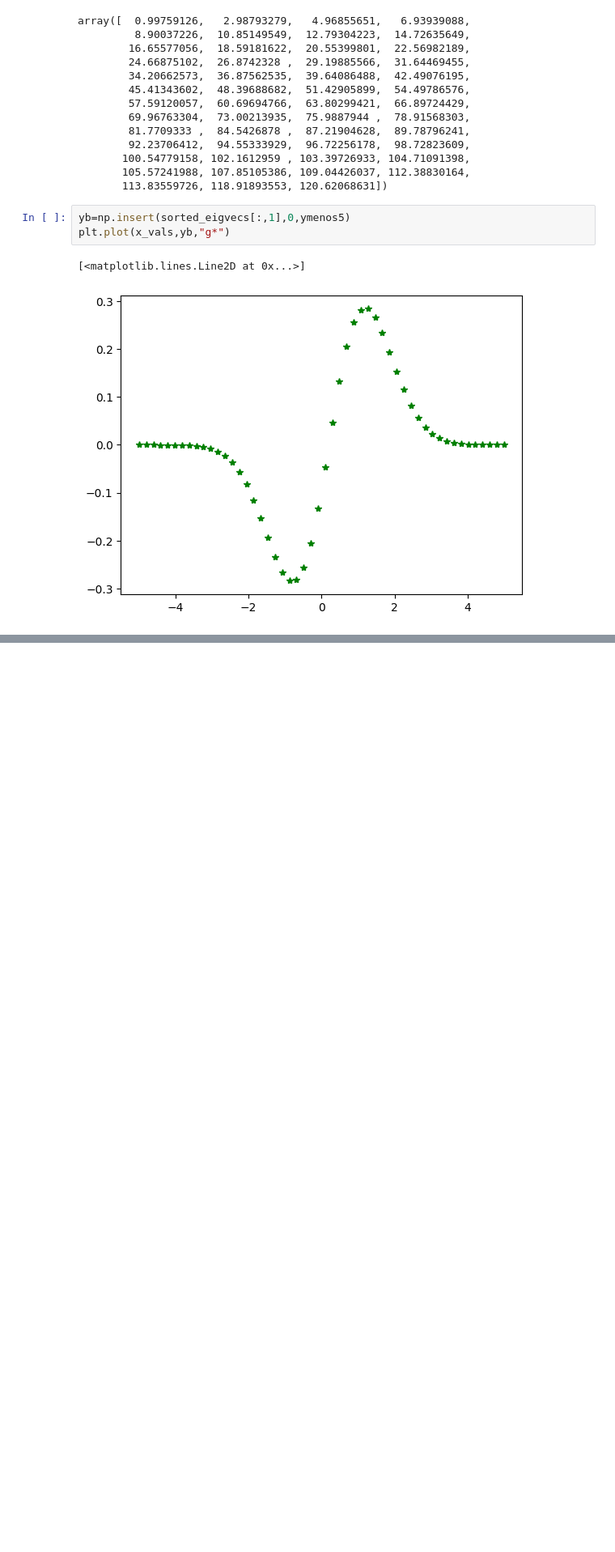
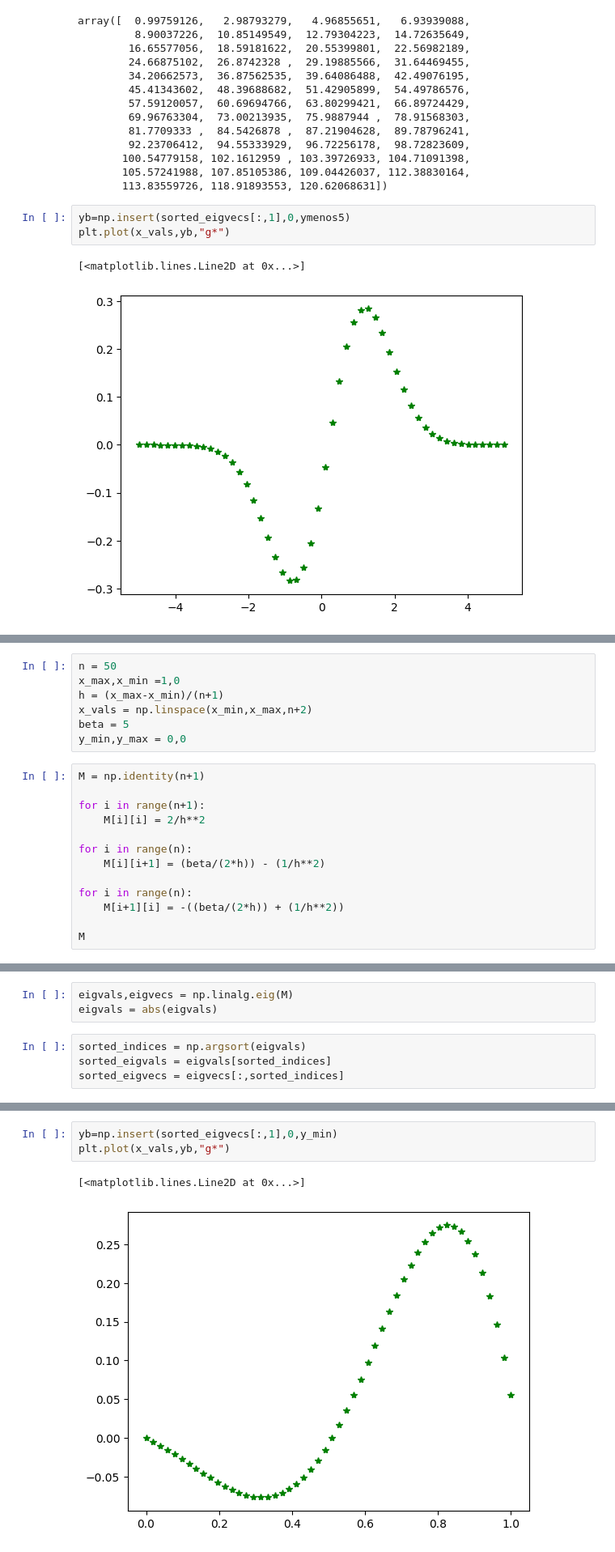
Before and after one commit to 19peirooo/Programas, a Jupyter notebook: Repaso/FiniteDifferences.ipynb, the cells around one changed output, grey strips where cells are left out. Shown at 81% size. Drawn from its saved outputs; the diff is of its cells as text; blank space fills up the shorter version.

```diff
--- a/Repaso/FiniteDifferences.ipynb
+++ b/Repaso/FiniteDifferences.ipynb
@@ -621,0 +624,20 @@ plt.plot(x_vals,yb,"g*")
+# %%
+n = 50
+x_max,x_min =1,0
+h = (x_max-x_min)/(n+1)
+x_vals = np.linspace(x_min,x_max,n+2)
+beta = 5
+y_min,y_max = 0,0
+# %%
+M = np.identity(n+1)
+
+for i in range(n+1):
+    M[i][i] = 2/h**2
+
+for i in range(n):
+    M[i][i+1] = (beta/(2*h)) - (1/h**2)
+
+for i in range(n):
+    M[i+1][i] = -((beta/(2*h)) + (1/h**2))
+
+M
@@ -621,0 +653,7 @@ plt.plot(x_vals,yb,"g*")
+# %%
+eigvals,eigvecs = np.linalg.eig(M)
+eigvals = abs(eigvals)
+# %%
+sorted_indices = np.argsort(eigvals)
+sorted_eigvals = eigvals[sorted_indices]
+sorted_eigvecs = eigvecs[:,sorted_indices]
@@ -621,0 +676,6 @@ plt.plot(x_vals,yb,"g*")
+# %%
+yb=np.insert(sorted_eigvecs[:,1],0,y_min)
+plt.plot(x_vals,yb,"g*")
+# %% [output]
+[<matplotlib.lines.Line2D at 0x...>]
+[figure, added]
```
Also changed, not shown: parts of 3 cells of this notebook.
